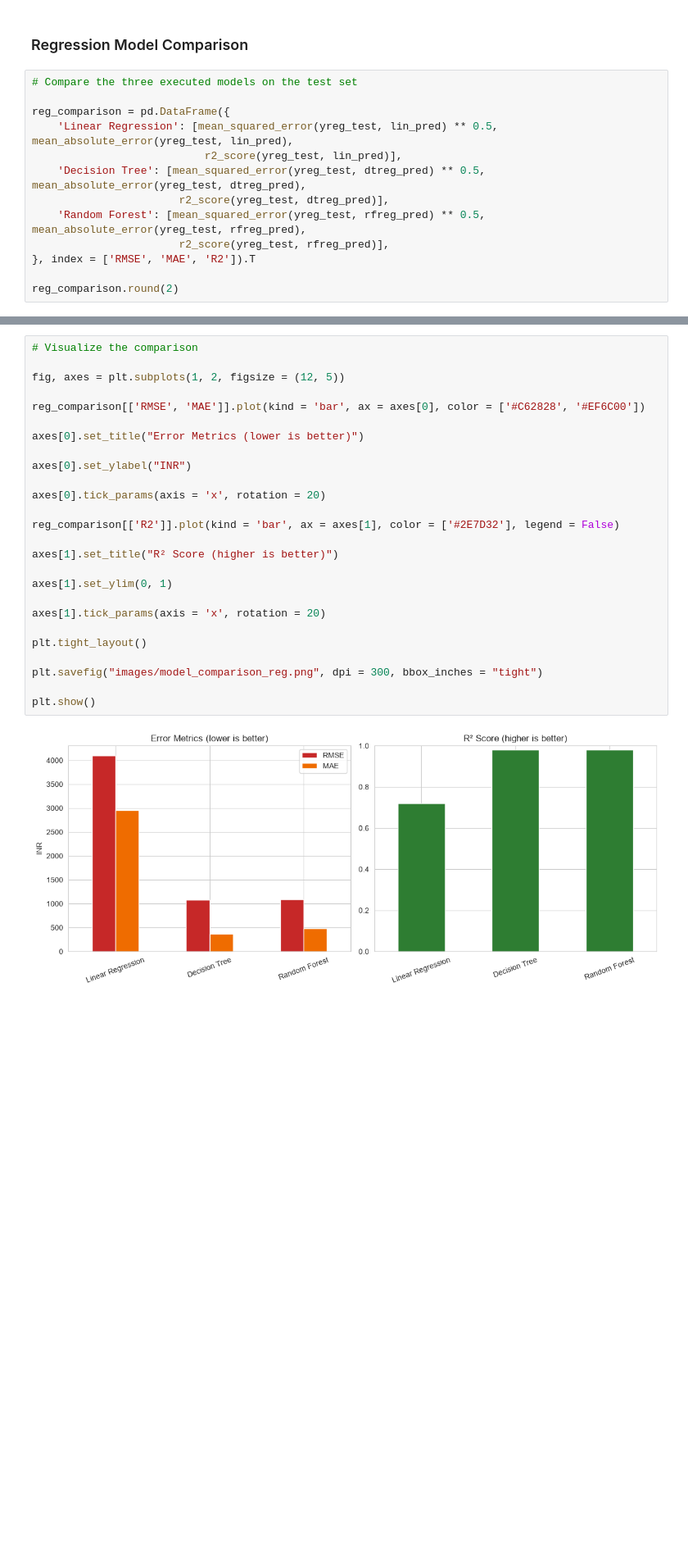
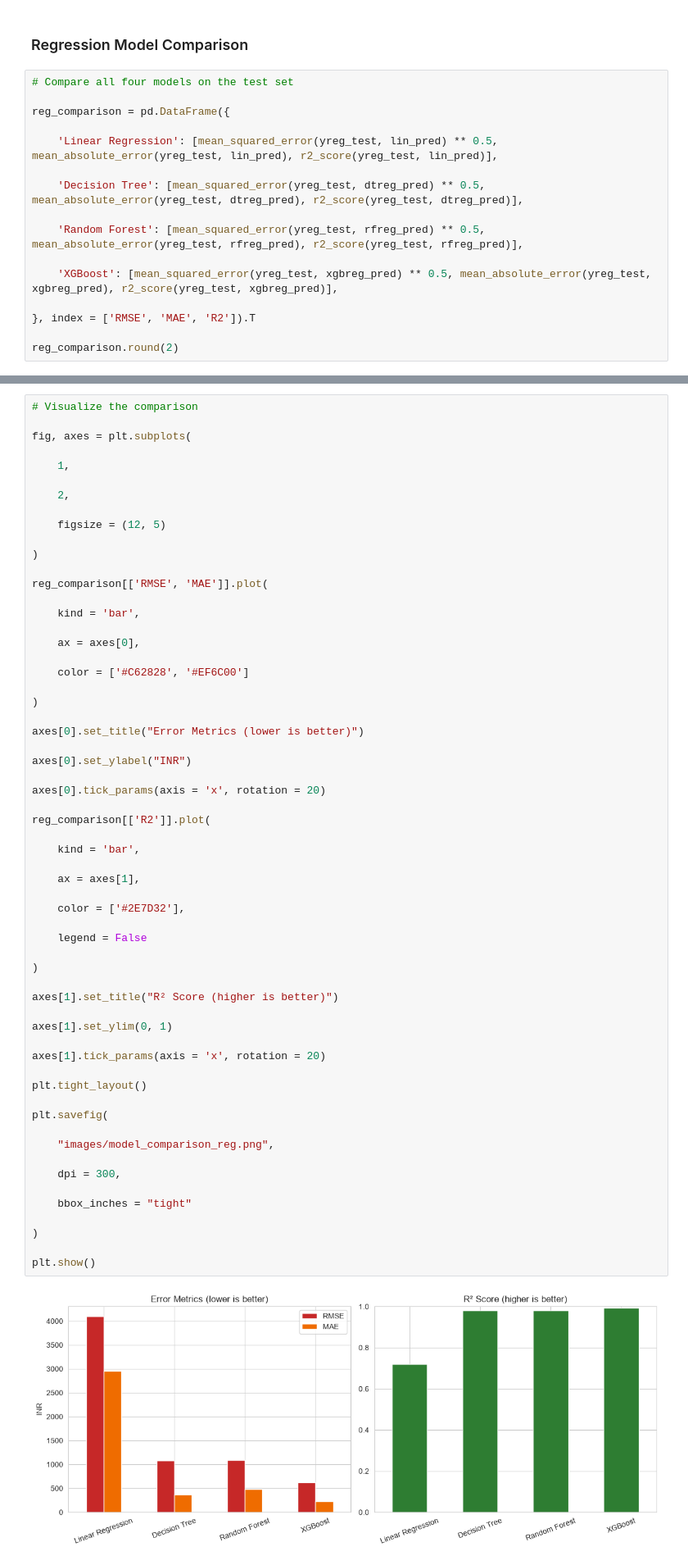
Before and after one commit to Mohit-1307/Loan-Eligibility-EMI-Predict-AI, a Jupyter notebook: notebooks/EMIPredict_AI_Model_Development.ipynb, the cells around one changed output, grey strips where cells are left out. Shown at 82% size. Drawn from its saved outputs; the diff is of its cells as text; blank space fills up the shorter version.

```diff
--- a/notebooks/EMIPredict_AI_Model_Development.ipynb
+++ b/notebooks/EMIPredict_AI_Model_Development.ipynb
@@ -1604,15 +2789,18 @@ MAPE : 0.0716
 # %% [markdown]
 ### Regression Model Comparison
 # %%
-# Compare the three executed models on the test set
+# Compare all four models on the test set
 
 reg_comparison = pd.DataFrame({
-    'Linear Regression': [mean_squared_error(yreg_test, lin_pred) ** 0.5, mean_absolute_error(yreg_test, lin_pred),
-                           r2_score(yreg_test, lin_pred)],
-    'Decision Tree': [mean_squared_error(yreg_test, dtreg_pred) ** 0.5, mean_absolute_error(yreg_test, dtreg_pred),
-                       r2_score(yreg_test, dtreg_pred)],
-    'Random Forest': [mean_squared_error(yreg_test, rfreg_pred) ** 0.5, mean_absolute_error(yreg_test, rfreg_pred),
-                       r2_score(yreg_test, rfreg_pred)],
+
+    'Linear Regression': [mean_squared_error(yreg_test, lin_pred) ** 0.5, mean_absolute_error(yreg_test, lin_pred), r2_score(yreg_test, lin_pred)],
+
+    'Decision Tree': [mean_squared_error(yreg_test, dtreg_pred) ** 0.5, mean_absolute_error(yreg_test, dtreg_pred), r2_score(yreg_test, dtreg_pred)],
+
+    'Random Forest': [mean_squared_error(yreg_test, rfreg_pred) ** 0.5, mean_absolute_error(yreg_test, rfreg_pred), r2_score(yreg_test, rfreg_pred)],
+
+    'XGBoost': [mean_squared_error(yreg_test, xgbreg_pred) ** 0.5, mean_absolute_error(yreg_test, xgbreg_pred), r2_score(yreg_test, xgbreg_pred)],
+
 }, index = ['RMSE', 'MAE', 'R2']).T
 
 reg_comparison.round(2)
@@ -1624,28 +2813,62 @@ reg_comparison.round(2)
 # %%
 # Visualize the comparison
 
-fig, axes = plt.subplots(1, 2, figsize = (12, 5))
+fig, axes = plt.subplots(
 
-reg_comparison[['RMSE', 'MAE']].plot(kind = 'bar', ax = axes[0], color = ['#C62828', '#EF6C00'])
+    1,
+
+    2,
+
+    figsize = (12, 5)
+
+)
+
+reg_comparison[['RMSE', 'MAE']].plot(
+
+    kind = 'bar',
+
+    ax = axes[0],
+
+    color = ['#C62828', '#EF6C00']
+
+)
 
 axes[0].set_title("Error Metrics (lower is better)")
 
 axes[0].set_ylabel("INR")
 
 axes[0].tick_params(axis = 'x', rotation = 20)
 
-reg_comparison[['R2']].plot(kind = 'bar', ax = axes[1], color = ['#2E7D32'], legend = False)
+reg_comparison[['R2']].plot(
+
+    kind = 'bar',
+
+    ax = axes[1],
+
+    color = ['#2E7D32'],
+
+    legend = False
+
+)
 
 axes[1].set_title("R² Score (higher is better)")
 
 axes[1].set_ylim(0, 1)
 
 axes[1].tick_params(axis = 'x', rotation = 20)
 
 plt.tight_layout()
 
-plt.savefig("images/model_comparison_reg.png", dpi = 300, bbox_inches = "tight")
+plt.savefig(
+
+    "images/model_comparison_reg.png",
+
+    dpi = 300,
+
+    bbox_inches = "tight"
+
+)
 
 plt.show()
 # %% [output]
-[figure, old version]
+[figure, new version]
```
Also changed, not shown: parts of 100 cells of this notebook, 26 other files.
